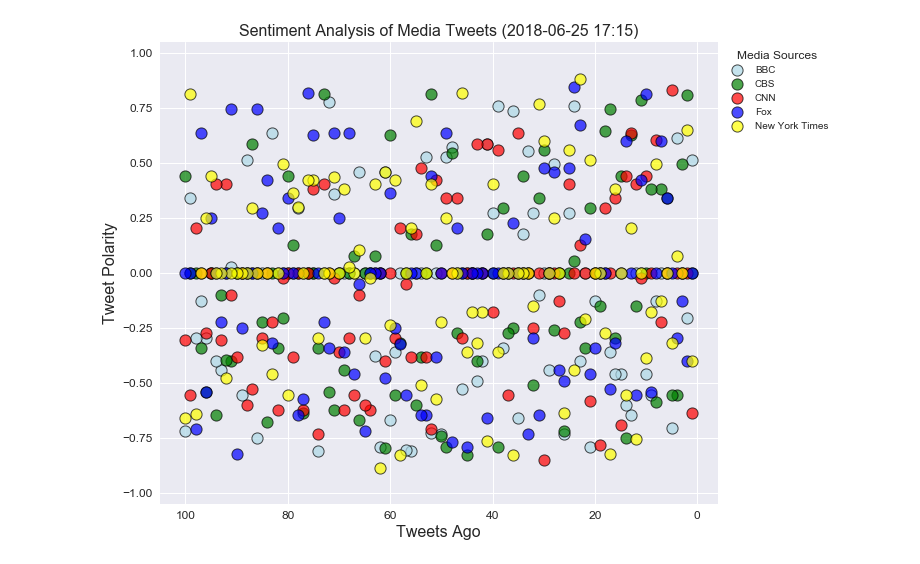
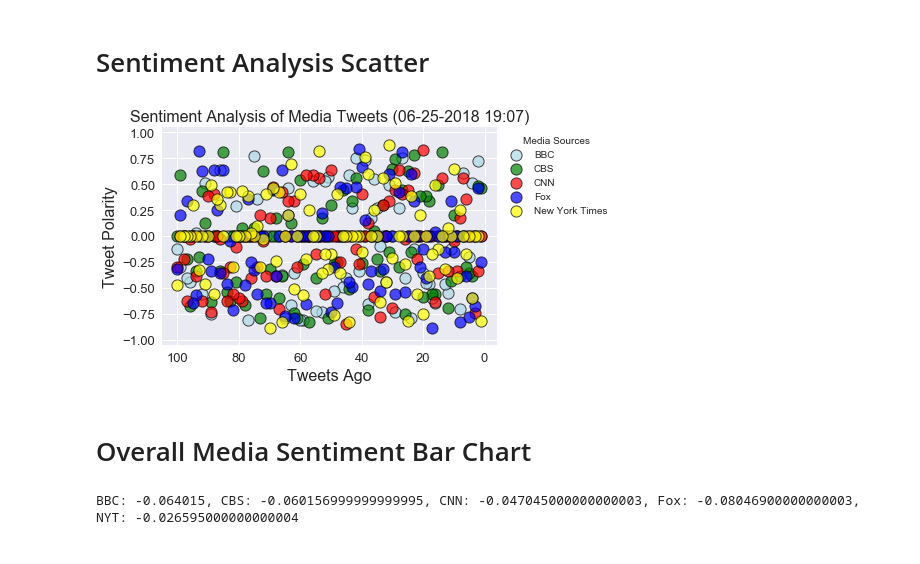
Before and after one commit to mjr390/Pandas_In_Jupyter, a Jupyter notebook: News_Mood/News Mood.ipynb, the cells around one changed output. Saved outputs shown, nothing was run; the diff lists cells and outputs as text; code cells hidden in the pictures.

Commit message:
added plots to visualize data and observations

```diff
--- a/News_Mood/News Mood.ipynb
+++ b/News_Mood/News Mood.ipynb
@@ -74,41 +88,68 @@ found_data_pd.head()
+# %% [markdown]
+# Sentiment Analysis Scatter
 # %%
+#seperate the data frame by Source Account to use for plotting
 bbcPlotter = found_data_pd.loc[found_data_pd["Source Account"]=="@BBCWorld"]
 cbsPlotter = found_data_pd.loc[found_data_pd["Source Account"]=="@CBSNews"]
 cnnPlotter = found_data_pd.loc[found_data_pd["Source Account"]=="@CNN"]
 foxPlotter = found_data_pd.loc[found_data_pd["Source Account"]=="@FoxNews"]
 nytPlotter = found_data_pd.loc[found_data_pd["Source Account"]=="@nytimes"]
 
+#create a plot for each handle, setting a different color for each
 bbcPlt = plt.scatter(bbcPlotter["Tweets Ago"], bbcPlotter["Compound"], c='lightblue', s=125,
                     alpha = .7, edgecolors="black", label="BBC", linewidths=1 )
 
 cbsPlt = plt.scatter(cbsPlotter["Tweets Ago"], cbsPlotter["Compound"], c='green', s=125,
                     alpha = .7, edgecolors="black", label="CBS", linewidths=1 )
 
 cnnPlt = plt.scatter(cnnPlotter["Tweets Ago"], cnnPlotter["Compound"], c='red', s=125,
                     alpha = .7, edgecolors="black", label="CNN", linewidths=1 )
 
 foxPlt = plt.scatter(foxPlotter["Tweets Ago"], foxPlotter["Compound"], c='blue', s=125,
                     alpha = .7, edgecolors="black", label="Fox", linewidths=1 )
 
 nytPlt = plt.scatter(nytPlotter["Tweets Ago"], nytPlotter["Compound"], c='yellow', s=125,
                     alpha = .7, edgecolors="black", label="New York Times", linewidths=1 )
 
+#create a variable using datetime to find when the data was collected
 now = datetime.datetime.now()
-now = now.strftime("%Y-%m-%d %H:%M")
+now = now.strftime("%m-%d-%Y %H:%M")
 
-sns.set(rc={'figure.figsize':(10,8.5)})
+#set the font sizies to be used on the plot lables
+font = {'size':16}
+tic_font = {'size':13}
 
-font = {'size':16}
-tic_font = {'size':12}
+#give the axises labels and set the size for them
 plt.xlabel("Tweets Ago", **font)
 plt.ylabel("Tweet Polarity", **font)
 plt.yticks(**tic_font)
 plt.xticks(**tic_font)
+
+#title the plot, showing when the data was gathered,  with a size
 plt.title(f"Sentiment Analysis of Media Tweets ({now})", **font)
+
+#set the x limit to be just larger than the number of data points
 plt.xlim([nytPlotter["Tweets Ago"].max()+5,nytPlotter["Tweets Ago"].min()-5])
+#set the y limit to be just larger than the potential maximun and minimuns the data can be
 plt.ylim(-1.05,1.05)
+
+#create a legend and place it off of the data
 plt.legend(handles=[bbcPlt, cbsPlt, cnnPlt, foxPlt, nytPlt], bbox_to_anchor=(1, 1) , title= "Media Sources")
-plt.savefig('News_Mood.png', bbox_inches='tight')
-plt.show('News_Mood.png')
+
+#save and show the figure
+plt.savefig('News_Mood_Scatter.png', bbox_inches='tight')
+plt.show('News_Mood_Scatter.png')
 # %% [output]
-[figure, old version]
+[figure, new version]
+# %% [markdown]
+# Overall Media Sentiment Bar Chart
+# %%
+#find the average of the compound score for each handle
+bbcAvg = bbcPlotter["Compound"].mean()
+cbsAvg = cbsPlotter["Compound"].mean()
+cnnAvg = cnnPlotter["Compound"].mean()
+foxAvg = foxPlotter["Compound"].mean()
+nytAvg = nytPlotter["Compound"].mean()
+print(f'BBC: {bbcAvg}, CBS: {cbsAvg}, CNN: {cnnAvg}, Fox: {foxAvg}, NYT: {nytAvg}')
+# %% [output]
+BBC: -0.064015, CBS: -0.060156999999999995, CNN: -0.047045000000000003, Fox: -0.08046900000000003, NYT: -0.026595000000000004
```
Also changed, not shown: parts of 5 cells of this notebook, 7 other files.
